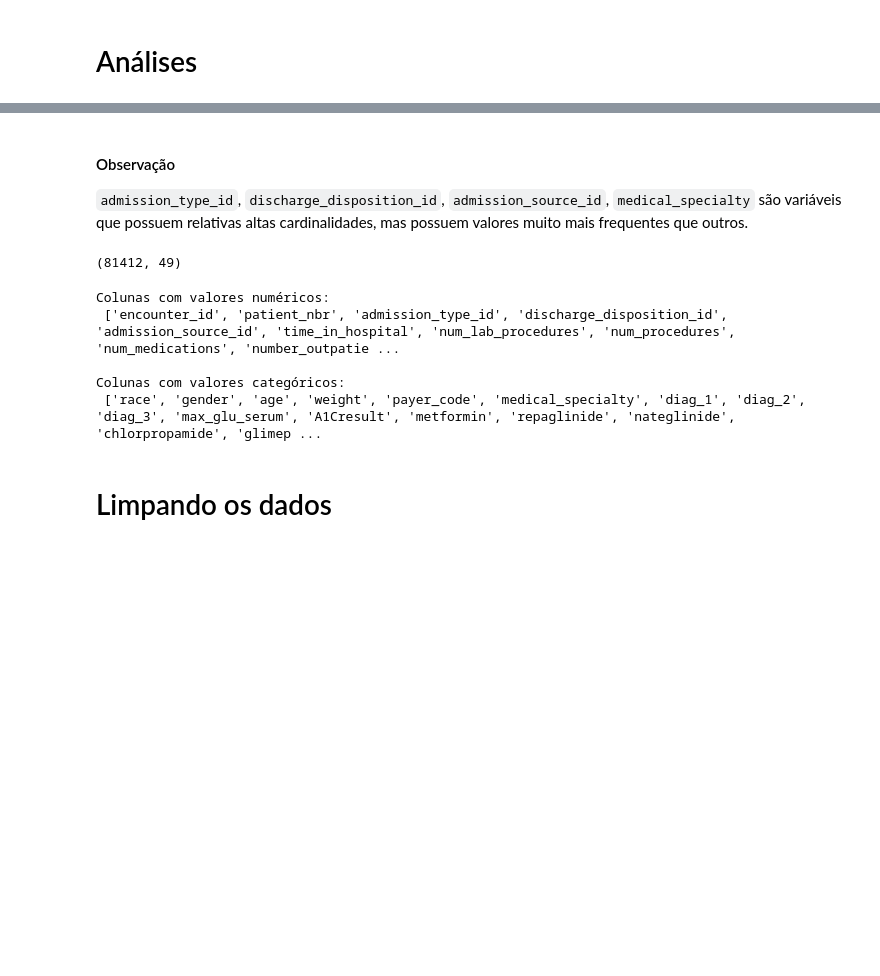
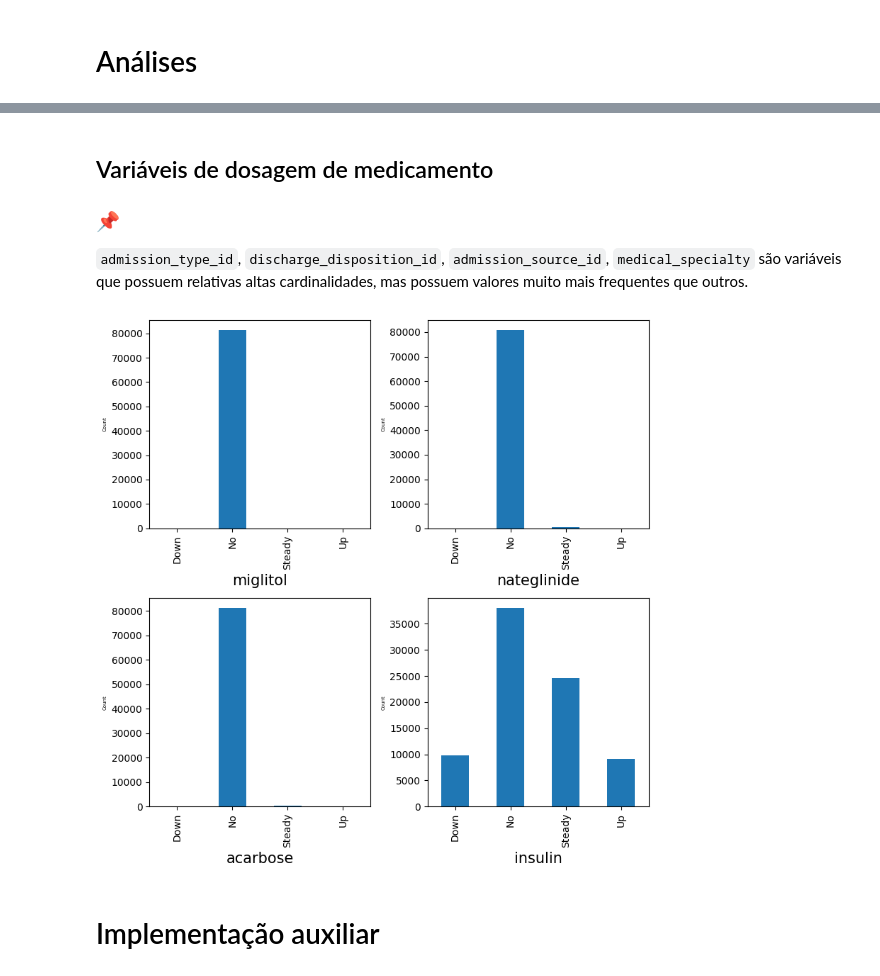
Before and after one commit to Danilo-Lapa11/diebetes_CRIPS-DM, a Jupyter notebook: 01 pre processing.ipynb, the cells around one changed output, grey strips where cells are left out. Saved outputs shown, nothing was run; the diff lists cells and outputs as text; code cells hidden in the pictures; blank space fills up the shorter version.

Commit message:
Implementa pipeline completo de limpeza e adicao de funcionalidades

```diff
--- a/01 pre processing.ipynb
+++ b/01 pre processing.ipynb
@@ -32,24 +54,36 @@ plt.show()
 # %% [markdown]
-#### Observação
+## Variáveis de dosagem de medicamento
+
+### 📌
 
 `admission_type_id`, `discharge_disposition_id`, `admission_source_id`, `medical_specialty` são variáveis que possuem relativas altas cardinalidades, mas possuem valores muito mais frequentes que outros.
-# %%
-diabetes = train_set.drop("readmitted", axis=1)
-diabetes_labels = train_set["readmitted"].copy()
-diabetes.shape
-# %% [output]
-(81412, 49)
-# %%
-# Colunas com valores numéricos
-print("Colunas com valores numéricos:", "\n", diabetes.select_dtypes("float64").columns.to_list(), "\n")
-
-# Colunas com valores categóricos
-print("Colunas com valores categóricos:", "\n", diabetes.select_dtypes("object").columns.to_list(), "\n")
-# %% [output]
-Colunas com valores numéricos:
- ['encounter_id', 'patient_nbr', 'admission_type_id', 'discharge_disposition_id', 'admission_source_id', 'time_in_hospital', 'num_lab_procedures', 'num_procedures', 'num_medications', 'number_outpatie ...
-
-Colunas com valores categóricos:
- ['race', 'gender', 'age', 'weight', 'payer_code', 'medical_specialty', 'diag_1', 'diag_2', 'diag_3', 'max_glu_serum', 'A1Cresult', 'metformin', 'repaglinide', 'nateglinide', 'chlorpropamide', 'glimep ...
-# %% [markdown]
-# Limpando os dados
+# %%
+# Plot
+fig = plt.figure(figsize = (8,8))
+
+ax1 = fig.add_subplot(221)
+ax1 = diabetes.groupby('miglitol').size().plot(kind = 'bar')
+plt.xlabel('miglitol', fontsize = 15)
+plt.ylabel('Count', fontsize = 5)
+
+ax2 = fig.add_subplot(222)
+ax2 = diabetes.groupby('nateglinide').size().plot(kind = 'bar')
+plt.xlabel('nateglinide', fontsize = 15)
+plt.ylabel('Count', fontsize = 5)
+
+ax3 = fig.add_subplot(223)
+ax3 = diabetes.groupby('acarbose').size().plot(kind = 'bar')
+plt.xlabel('acarbose', fontsize = 15)
+plt.ylabel('Count', fontsize = 5)
+
+ax4 = fig.add_subplot(224)
+ax4 = diabetes.groupby('insulin').size().plot(kind = 'bar')
+plt.xlabel('insulin', fontsize = 15)
+plt.ylabel('Count', fontsize = 5)
+
+plt.tight_layout()
+plt.show()
+# %% [output]
+[figure, added]
+# %% [markdown]
+# Implementação auxiliar
```
Also changed, not shown: parts of 19 cells of this notebook, 1 other file.
